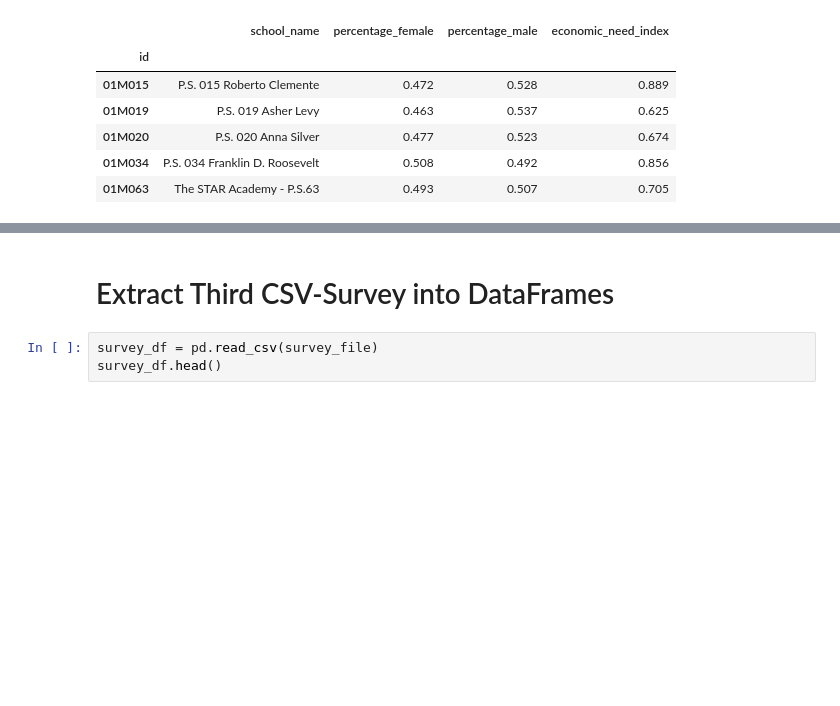
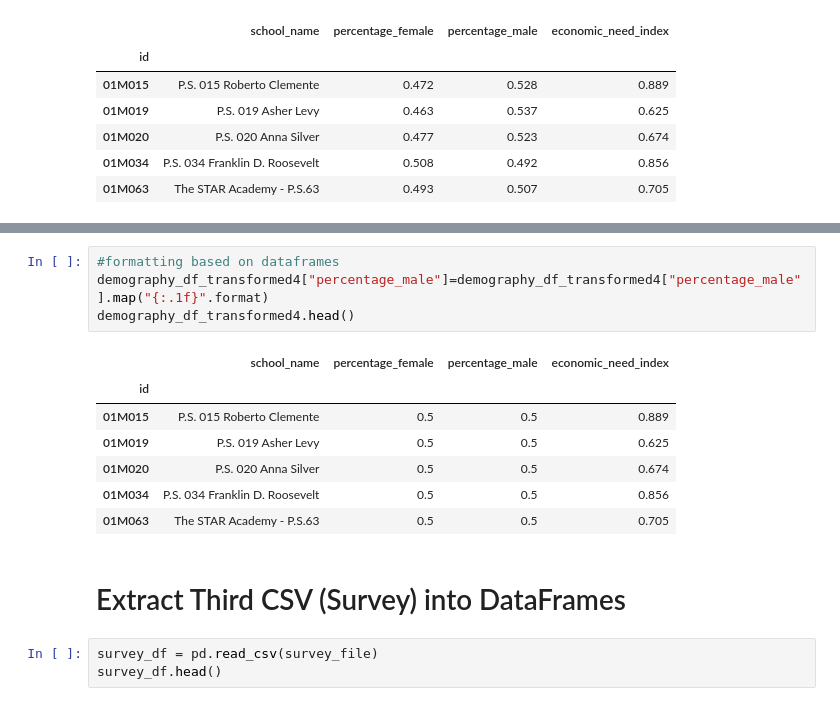
Before and after one commit to ekin651/Project_ETL, a Jupyter notebook: etl_project.ipynb, the cells around one changed output, grey strips where cells are left out. Cells and saved outputs as stored; diff of their text form; blank space fills up the shorter version.

```diff
--- a/etl_project.ipynb
+++ b/etl_project.ipynb
@@ -207,5 +230,17 @@ demography_df_transformed4.head()
+# %%
+#formatting based on dataframes
+demography_df_transformed4["percentage_male"]=demography_df_transformed4["percentage_male"].map("{:.1f}".format)
+demography_df_transformed4.head()
+# %% [output]
+|  | school_name | percentage_female | percentage_male | economic_need_index |
+| id |  |  |  |  |
+| 01M015 | P.S. 015 Roberto Clemente | 0.5 | 0.5 | 0.889 |
+| 01M019 | P.S. 019 Asher Levy | 0.5 | 0.5 | 0.625 |
+| 01M020 | P.S. 020 Anna Silver | 0.5 | 0.5 | 0.674 |
+| 01M034 | P.S. 034 Franklin D. Roosevelt | 0.5 | 0.5 | 0.856 |
+| 01M063 | The STAR Academy - P.S.63 | 0.5 | 0.5 | 0.705 |
 # %% [markdown]
-# Extract Third CSV-Survey  into DataFrames
+# Extract Third CSV (Survey)  into DataFrames
 # %%
 survey_df = pd.read_csv(survey_file)
 survey_df.head()
```
Also changed, not shown: parts of 20 cells of this notebook, 2 other files.
